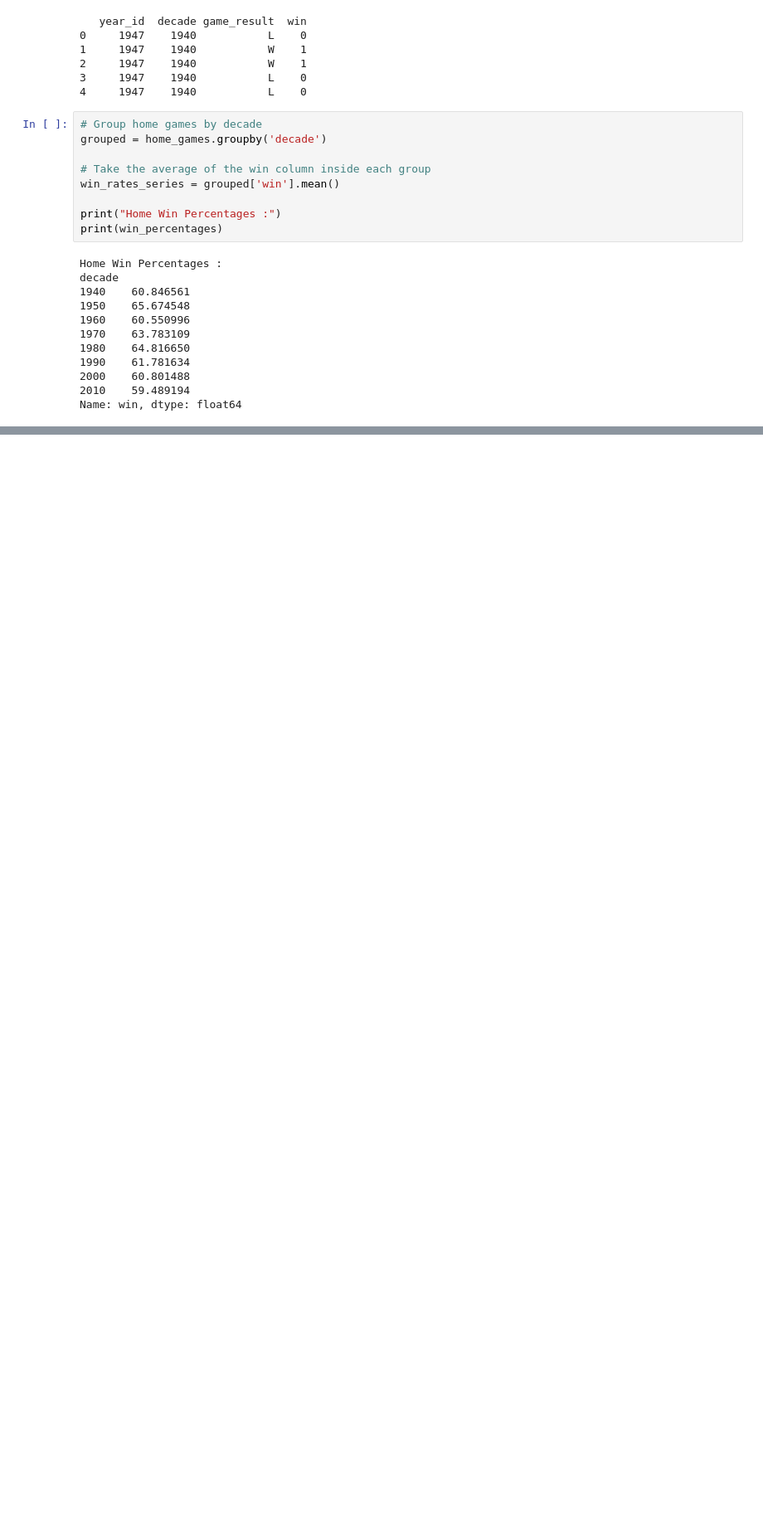
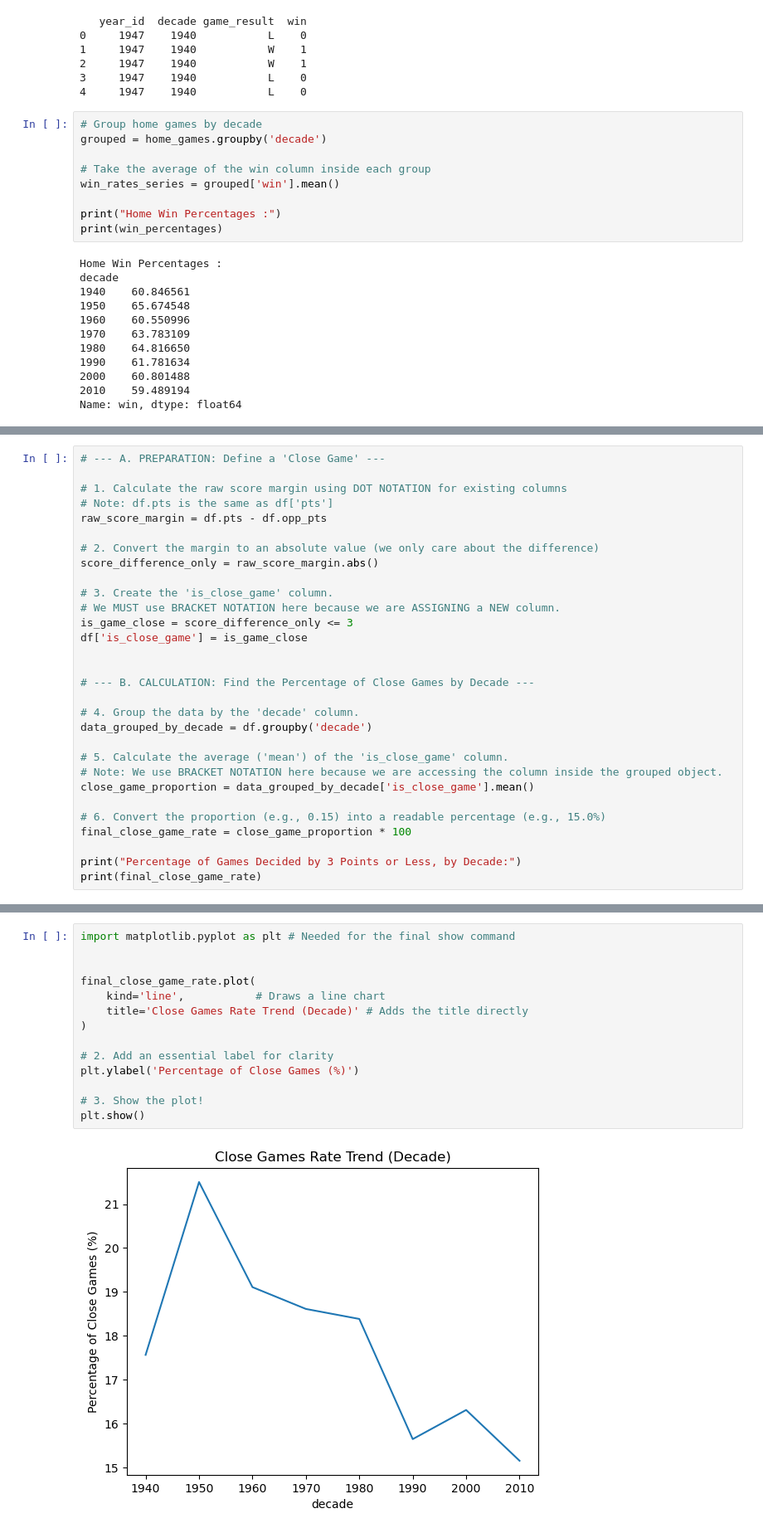
Before and after one commit to ljsweeney721/CS-130, a Jupyter notebook: Untitled.ipynb, the cells around one changed output, grey strips where cells are left out. Shown at 83% size. Saved outputs shown, nothing was run; the diff lists cells and outputs as text; blank space fills up the shorter version.

```diff
--- a/Untitled.ipynb
+++ b/Untitled.ipynb
@@ -128,0 +229,30 @@ Name: win, dtype: float64
+# %%
+# --- A. PREPARATION: Define a 'Close Game' ---
+
+# 1. Calculate the raw score margin using DOT NOTATION for existing columns
+# Note: df.pts is the same as df['pts']
+raw_score_margin = df.pts - df.opp_pts
+
+# 2. Convert the margin to an absolute value (we only care about the difference)
+score_difference_only = raw_score_margin.abs()
+
+# 3. Create the 'is_close_game' column.
+# We MUST use BRACKET NOTATION here because we are ASSIGNING a NEW column.
+is_game_close = score_difference_only <= 3
+df['is_close_game'] = is_game_close
+
+
+# --- B. CALCULATION: Find the Percentage of Close Games by Decade ---
+
+# 4. Group the data by the 'decade' column.
+data_grouped_by_decade = df.groupby('decade')
+
+# 5. Calculate the average ('mean') of the 'is_close_game' column.
+# Note: We use BRACKET NOTATION here because we are accessing the column inside the grouped object.
+close_game_proportion = data_grouped_by_decade['is_close_game'].mean()
+
+# 6. Convert the proportion (e.g., 0.15) into a readable percentage (e.g., 15.0%)
+final_close_game_rate = close_game_proportion * 100
+
+print("Percentage of Games Decided by 3 Points or Less, by Decade:")
+print(final_close_game_rate)
@@ -128,0 +271,16 @@ Name: win, dtype: float64
+# %%
+import matplotlib.pyplot as plt # Needed for the final show command
+
+
+final_close_game_rate.plot(
+    kind='line',           # Draws a line chart
+    title='Close Games Rate Trend (Decade)' # Adds the title directly
+)
+
+# 2. Add an essential label for clarity
+plt.ylabel('Percentage of Close Games (%)')
+
+# 3. Show the plot!
+plt.show()
+# %% [output]
+[figure, added]
```
Also changed, not shown: parts of 15 cells of this notebook, 1 other file.
